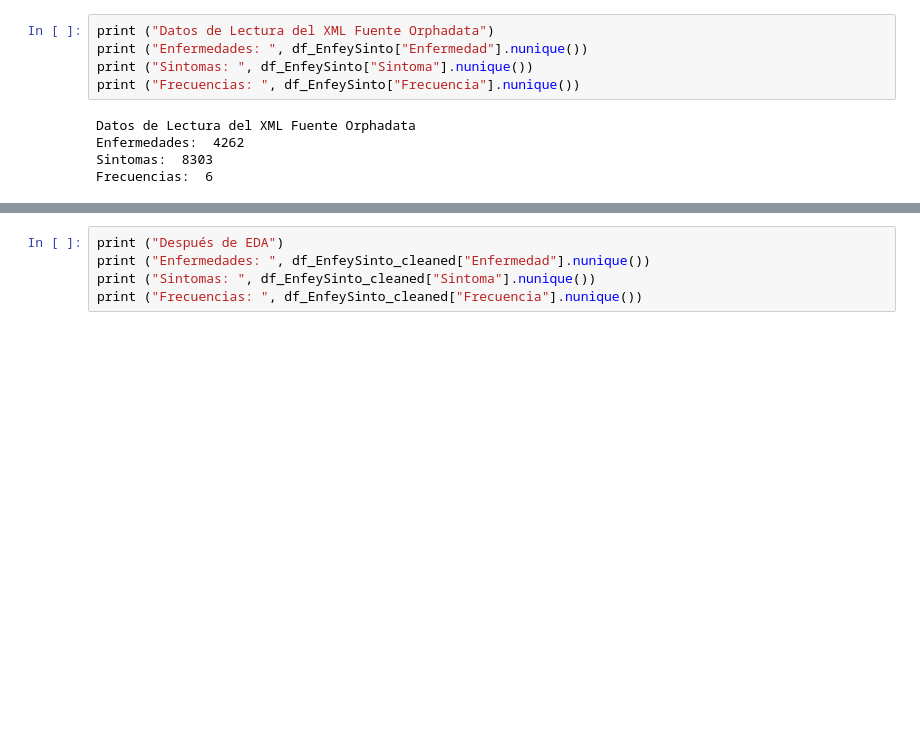
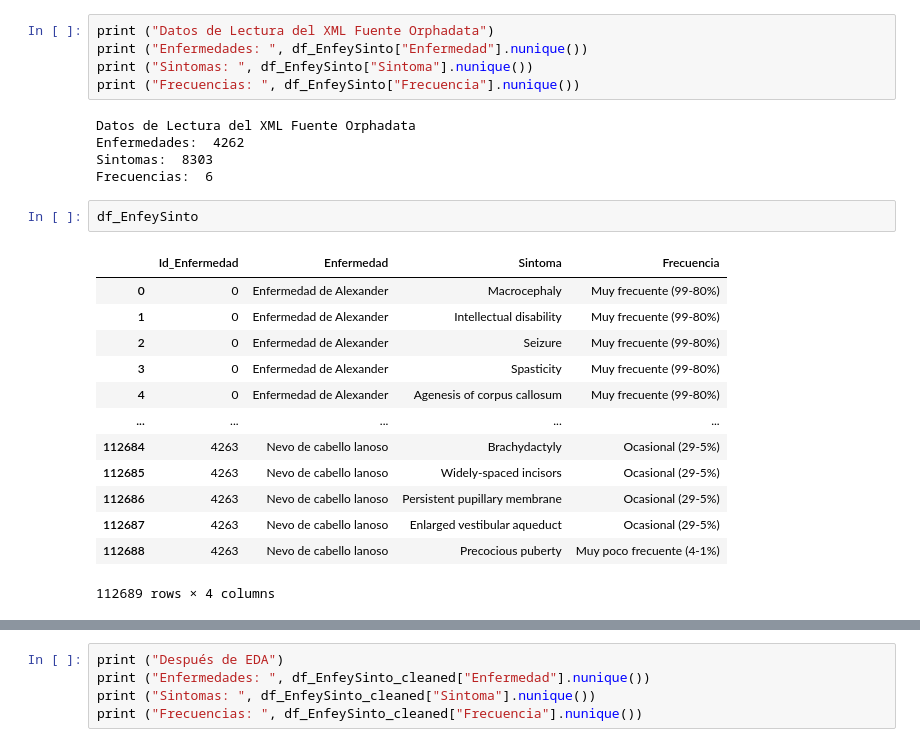
Before and after one commit to gpalomares2022/Kedro_real_project, a Jupyter notebook: notebooks/NotebookTFM18mayo.ipynb, the cells around one changed output, grey strips where cells are left out. Cells and saved outputs as stored; diff of their text form; blank space fills up the shorter version.

```diff
--- a/notebooks/NotebookTFM18mayo.ipynb
+++ b/notebooks/NotebookTFM18mayo.ipynb
@@ -343,6 +343,22 @@ Datos de Lectura del XML Fuente Orphadata
 Enfermedades:  4262
 Sintomas:  8303
 Frecuencias:  6
+# %%
+df_EnfeySinto
+# %% [output]
+|  | Id_Enfermedad | Enfermedad | Sintoma | Frecuencia |
+| 0 | 0 | Enfermedad de Alexander | Macrocephaly | Muy frecuente (99-80%) |
+| 1 | 0 | Enfermedad de Alexander | Intellectual disability | Muy frecuente (99-80%) |
+| 2 | 0 | Enfermedad de Alexander | Seizure | Muy frecuente (99-80%) |
+| 3 | 0 | Enfermedad de Alexander | Spasticity | Muy frecuente (99-80%) |
+| 4 | 0 | Enfermedad de Alexander | Agenesis of corpus callosum | Muy frecuente (99-80%) |
+| ... | ... | ... | ... | ... |
+| 112684 | 4263 | Nevo de cabello lanoso | Brachydactyly | Ocasional (29-5%) |
+| 112685 | 4263 | Nevo de cabello lanoso | Widely-spaced incisors | Ocasional (29-5%) |
+| 112686 | 4263 | Nevo de cabello lanoso | Persistent pupillary membrane | Ocasional (29-5%) |
+| 112687 | 4263 | Nevo de cabello lanoso | Enlarged vestibular aqueduct | Ocasional (29-5%) |
+| 112688 | 4263 | Nevo de cabello lanoso | Precocious puberty | Muy poco frecuente (4-1%) |
+112689 rows × 4 columns
 # %%
 %%time
 df_EnfeySinto_cleaned=eda_data(df_EnfeySinto)
```
Also changed, not shown: parts of 3 cells of this notebook, 37 other files.
